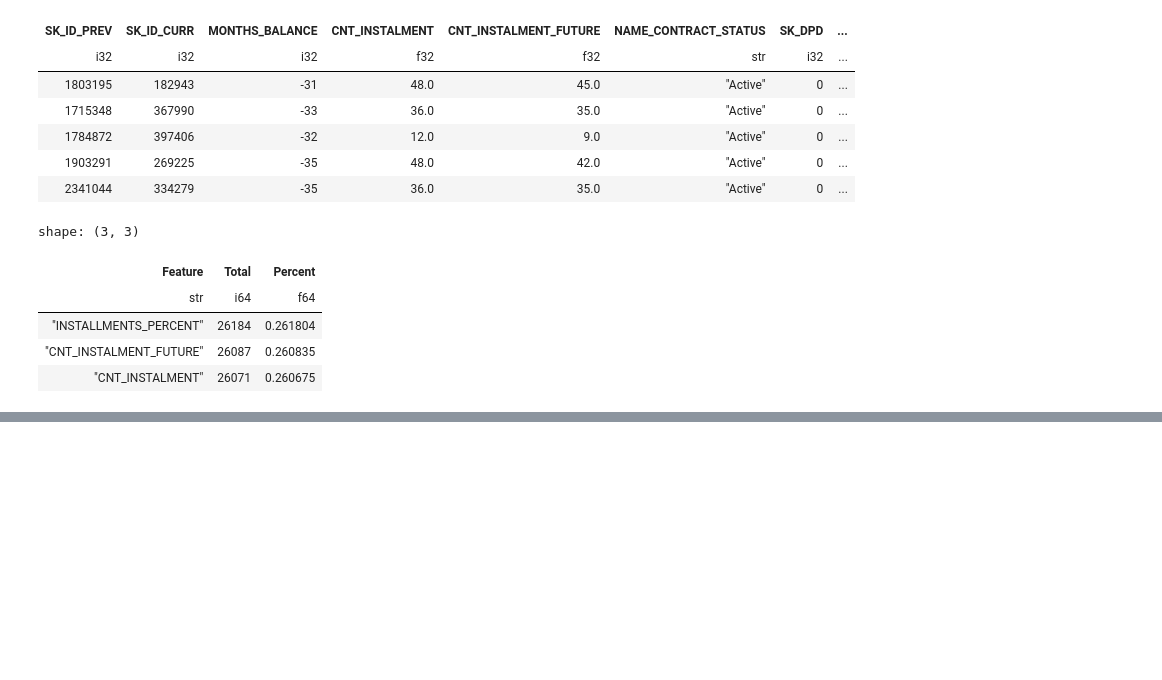
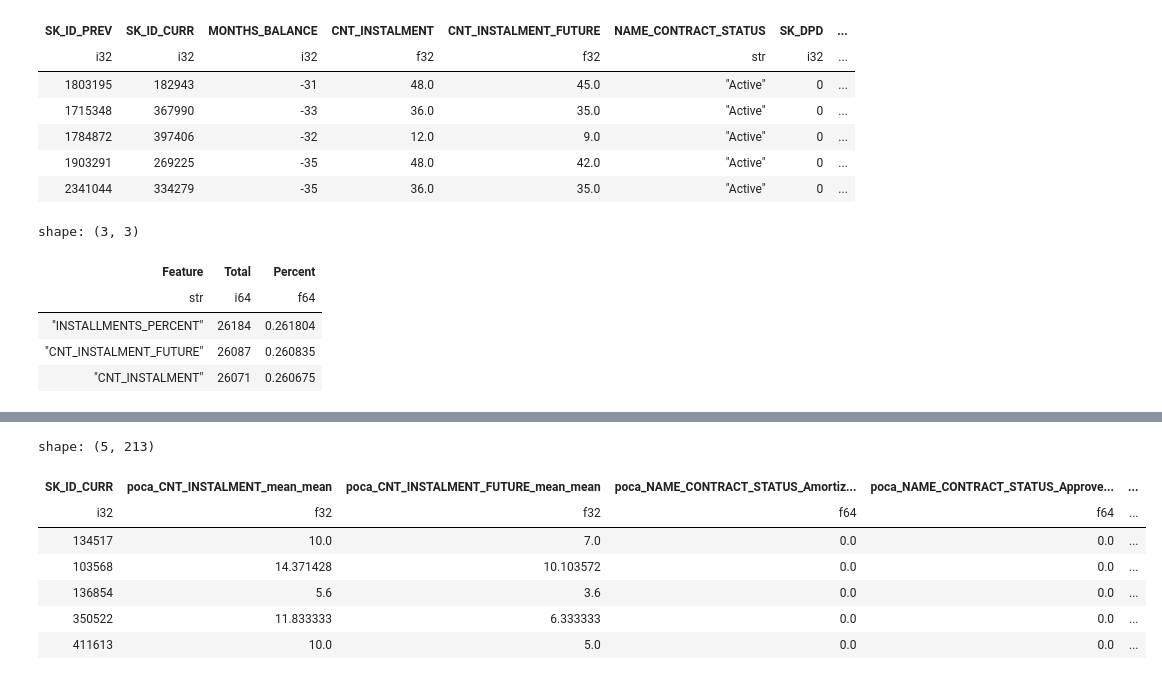
Before and after one commit to mohakapoor/CreditRiskAnalyzer, a Jupyter notebook: src/preprocessing.ipynb, the cells around one changed output, grey strips where cells are left out. Drawn from its saved outputs; the diff is of its cells as text; code cells hidden in the pictures; blank space fills up the shorter version.

Commit message:
doing preprocessing on poca data

```diff
--- a/src/preprocessing.ipynb
+++ b/src/preprocessing.ipynb
@@ -487,3 +487,26 @@ shape: (3, 3)
 | "INSTALLMENTS_PERCENT" | 26184 | 0.261804 |
 | "CNT_INSTALMENT_FUTURE" | 26087 | 0.260835 |
 | "CNT_INSTALMENT" | 26071 | 0.260675 |
+# %%
+### AGGREGATIONS
+poca_id  = poca.select(["SK_ID_CURR", "SK_ID_PREV"]).unique()
+cnt_mon = (
+    poca
+    .group_by("SK_ID_PREV")
+    .agg(
+        pl.col("MONTHS_BALANCE").count().alias("poca_MON_COUNT")
+    )
+)
+
+poca = poca.drop(["MONTHS_BALANCE","SK_ID_CURR"])
+
+
+# aggregate data
+agg_poca = utils.aggregate_data(poca, id_var = "SK_ID_PREV")
+
+agg_poca = agg_poca.join(cnt_mon,how="left",on = "SK_ID_PREV")
+agg_poca = agg_poca.join(poca_id,how="left",on = "SK_ID_PREV")
+
+agg_poca = agg_poca.drop("SK_ID_PREV")
+
+agg_poca = utils.aggregate_data(agg_poca, id_var = "SK_ID_CURR", label = "poca")
@@ -489,0 +535,12 @@ shape: (3, 3)
+# %%
+# check data
+agg_poca.head()
+# %% [output]
+shape: (5, 213)
+| SK_ID_CURR | poca_CNT_INSTALMENT_mean_mean | poca_CNT_INSTALMENT_FUTURE_mean_mean | poca_NAME_CONTRACT_STATUS_Amortiz... | poca_NAME_CONTRACT_STATUS_Approve... | ... |
+| i32 | f32 | f32 | f64 | f64 | ... |
+| 134517 | 10.0 | 7.0 | 0.0 | 0.0 | ... |
+| 103568 | 14.371428 | 10.103572 | 0.0 | 0.0 | ... |
+| 136854 | 5.6 | 3.6 | 0.0 | 0.0 | ... |
+| 350522 | 11.833333 | 6.333333 | 0.0 | 0.0 | ... |
+| 411613 | 10.0 | 5.0 | 0.0 | 0.0 | ... |
```
Also changed, not shown: parts of 3 cells of this notebook.
